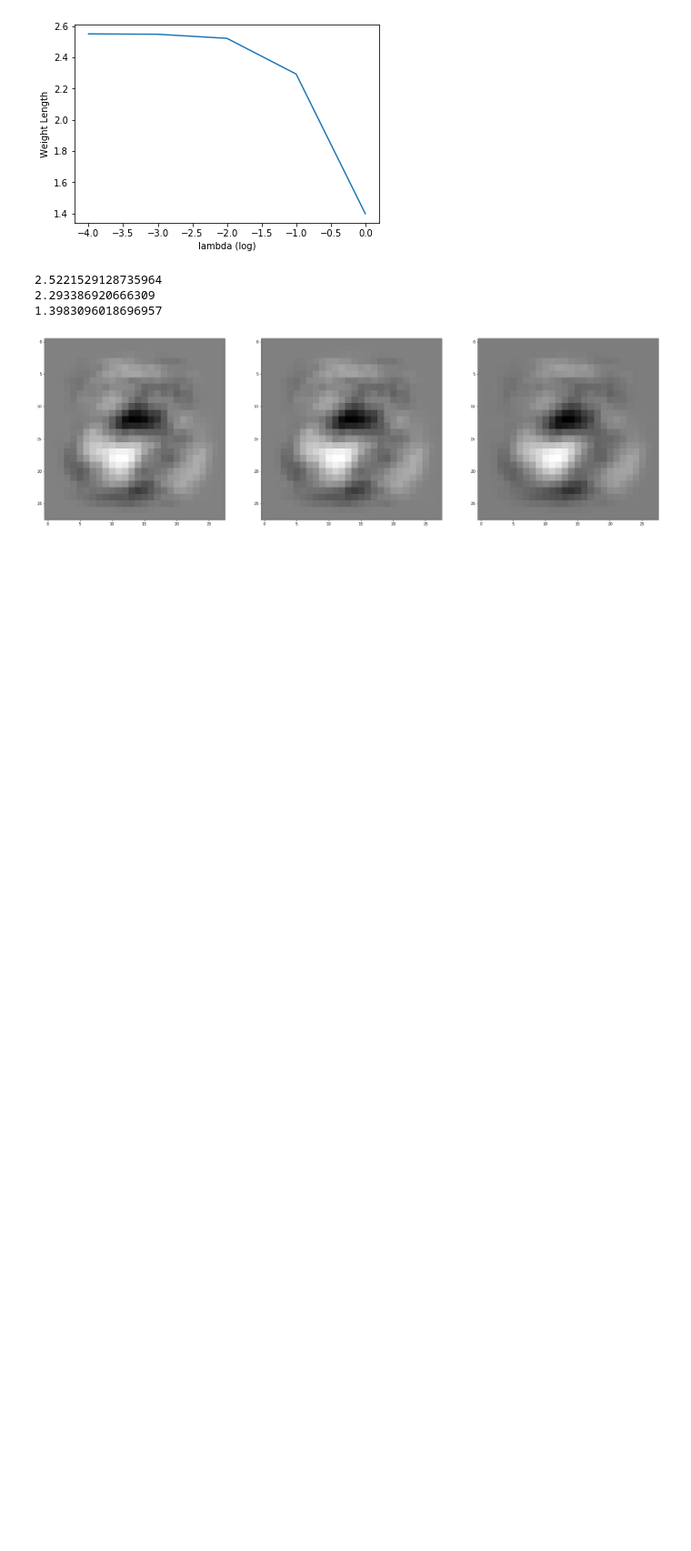
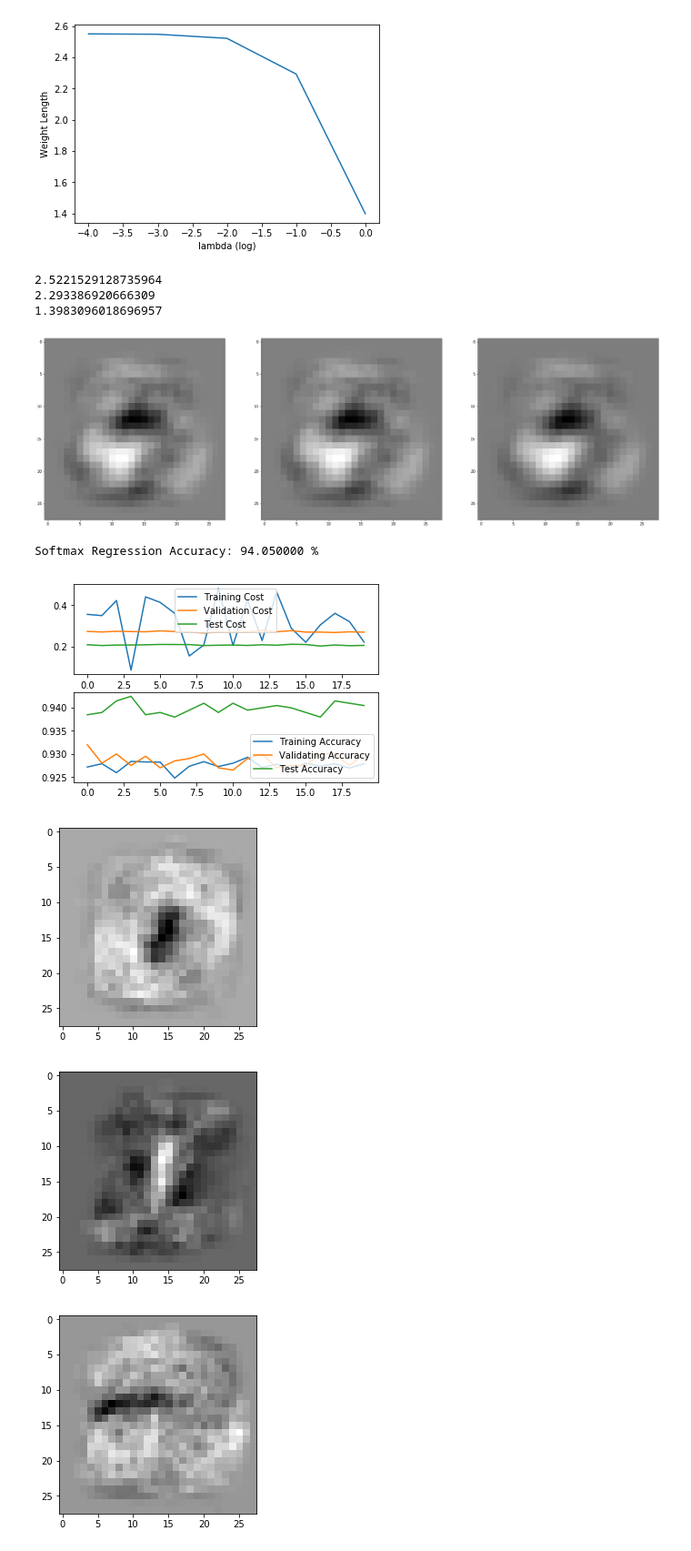
Before and after one commit to Fnjn/UCSD-CSE-253, a Jupyter notebook: hw1/253hw1.ipynb, the cells around one changed output. Shown at 91% size. Cells and saved outputs as stored; diff of their text form; code cells hidden in the pictures; blank space fills up the shorter version.

Commit message:
create softmax_classifier & fix bugs & clearify codes

```diff
--- a/hw1/253hw1.ipynb
+++ b/hw1/253hw1.ipynb
@@ -339,3 +340,31 @@ for i in range(2,5):
 2.293386920666309
 1.3983096018696957
 [figure]
+# %%
+def softmax_classifier(train_images, train_labels, test_images, test_labels, holdout_ratio=0.1):
+    train_X = train_images
+    test_X = test_images
+    train_Y = one_hot_encoding(train_labels, 10)
+    test_Y = one_hot_encoding(test_labels, 10)
+
+    train_X, train_Y, holdout_X, holdout_Y = split_holdout(train_X, train_Y, holdout_ratio)
+
+    n_feature = train_X.shape[0]
+    n_classes = 10
+
+    softmax_model = SoftmaxRegression(n_feature, n_classes, n_epoch=400, record=True, record_period=20, early_stop=True, stop_step=5)
+    train, val, test = softmax_model.fit(train_X, train_Y, holdout_X, holdout_Y, test_X, test_Y)
+    softmax_model.predict(test_X, test_Y)
+    print('Softmax Regression Accuracy: %f %%' % (softmax_model.accuracy * 100))
+
+    plot_cost_acc(train, val, test)
+    for i in range(10):
+        plot_weight_image(softmax_model.parameters['w'][i].reshape(28,28))
+# %%
+softmax_classifier(train_images, train_labels, test_images, test_labels)
+# %% [output]
+Softmax Regression Accuracy: 94.050000 %
+[figure, added]
+[figure, added]
+[figure, added]
+[figure, added]
```
Also changed, not shown: parts of 2 cells of this notebook, 1 other file.
